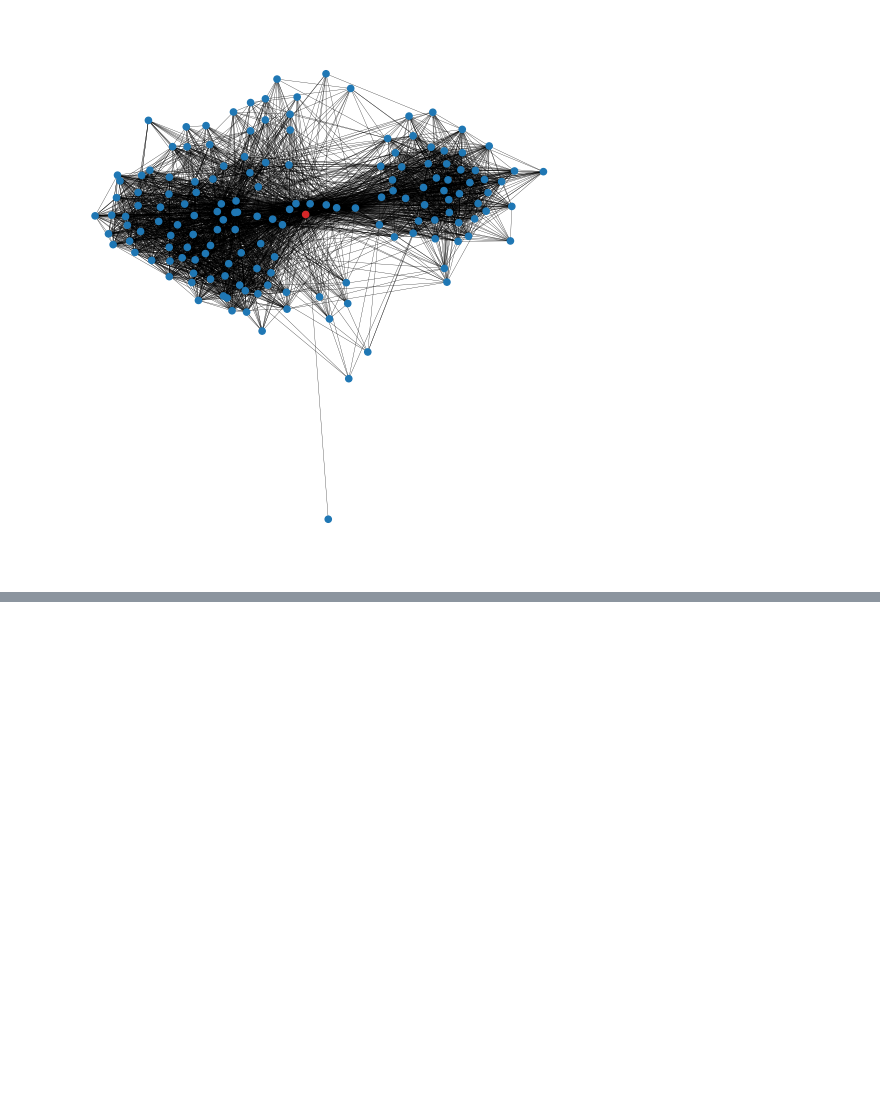
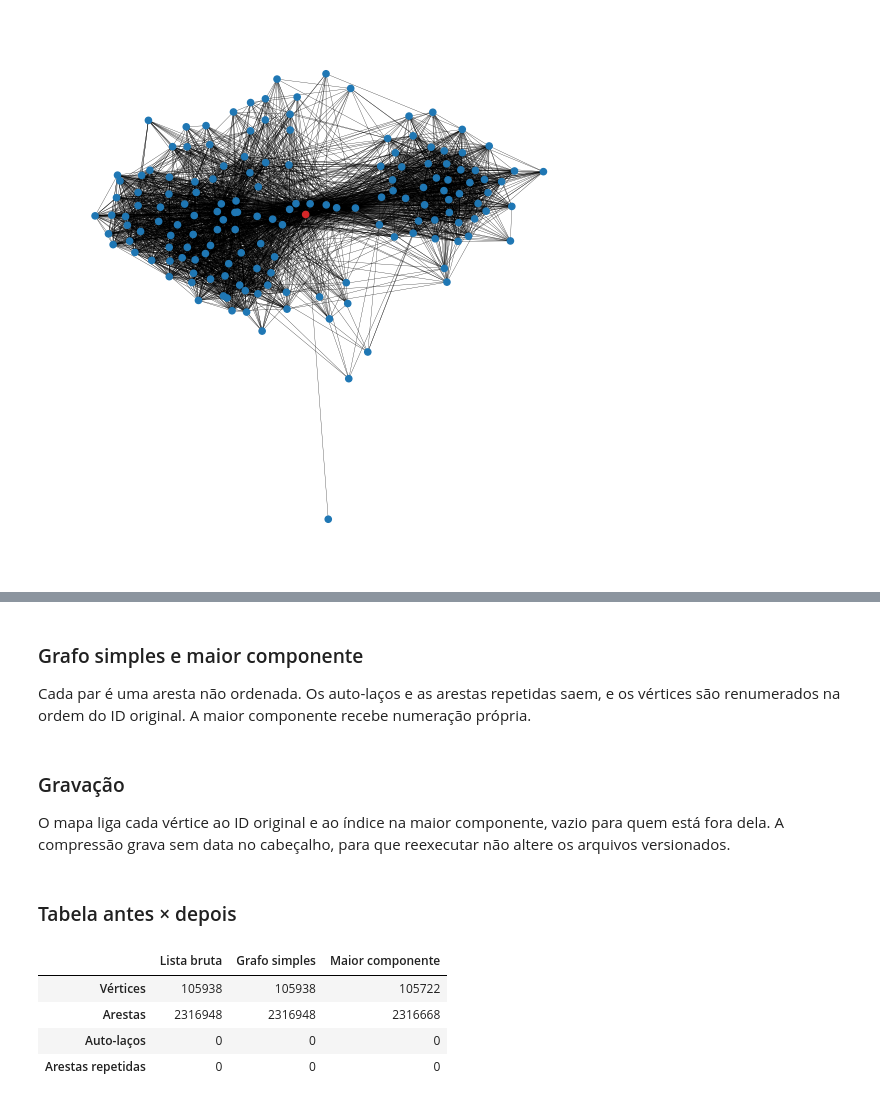
Before and after one commit to Augustocfq/snap-flickr-MATA53, a Jupyter notebook: main.ipynb, the cells around one changed output, grey strips where cells are left out. Saved outputs shown, nothing was run; the diff lists cells and outputs as text; code cells hidden in the pictures; blank space fills up the shorter version.

```diff
--- a/main.ipynb
+++ b/main.ipynb
@@ -79,0 +96,17 @@ plt.show()
+# %% [markdown]
+### Grafo simples e maior componente
+
+Cada par é uma aresta não ordenada. Os auto-laços e as arestas repetidas saem, e os vértices são renumerados na ordem do ID original. A maior componente recebe numeração própria.
+# %%
+raw_edges = np.array(read_edge_list(DATA_RAW / "flickrEdges.txt.gz"))
+edges_without_self_loops = remove_self_loops(raw_edges)
+deduplicated_edges = remove_duplicate_edges(edges_without_self_loops)
+simple_edges, original_ids = reindex_vertices(deduplicated_edges)
+lcc_edges, lcc_vertices = extract_largest_component(simple_edges, len(original_ids))
+
+assert (simple_edges[:, 0] < simple_edges[:, 1]).all(), "o grafo simples tem auto-laços"
+assert len(np.unique(simple_edges, axis=0)) == len(simple_edges), "o grafo simples tem arestas repetidas"
+# %% [markdown]
+### Gravação
+
+O mapa liga cada vértice ao ID original e ao índice na maior componente, vazio para quem está fora dela. A compressão grava sem data no cabeçalho, para que reexecutar não altere os arquivos versionados.
@@ -79,0 +124,24 @@ plt.show()
+# %% [markdown]
+### Tabela antes × depois
+# %%
+treatment_table = pd.DataFrame(
+    {
+        "Lista bruta": [
+            len(np.unique(raw_edges)),
+            len(raw_edges),
+            len(raw_edges) - len(edges_without_self_loops),
+            len(edges_without_self_loops) - len(deduplicated_edges),
+        ],
+        "Grafo simples": [len(original_ids), len(simple_edges), 0, 0],
+        "Maior componente": [len(lcc_vertices), len(lcc_edges), 0, 0],
+    },
+    index=["Vértices", "Arestas", "Auto-laços", "Arestas repetidas"],
+)
+treatment_table.style.format(thousands=".").to_latex(TABLES_DIR / "tratamento.tex", hrules=True)
+treatment_table
+# %% [output]
+|  | Lista bruta | Grafo simples | Maior componente |
+| Vértices | 105938 | 105938 | 105722 |
+| Arestas | 2316948 | 2316948 | 2316668 |
+| Auto-laços | 0 | 0 | 0 |
+| Arestas repetidas | 0 | 0 | 0 |
```
Also changed, not shown: parts of 3 cells of this notebook, 7 other files.
